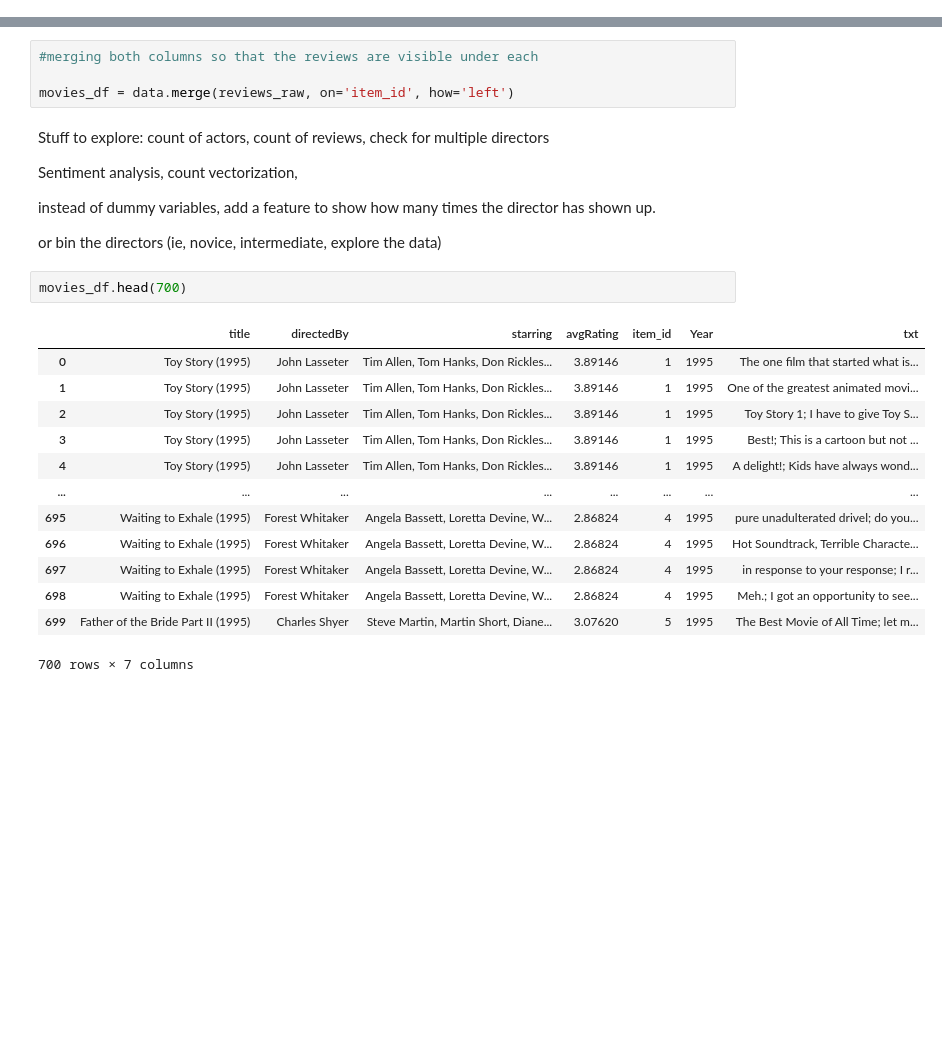
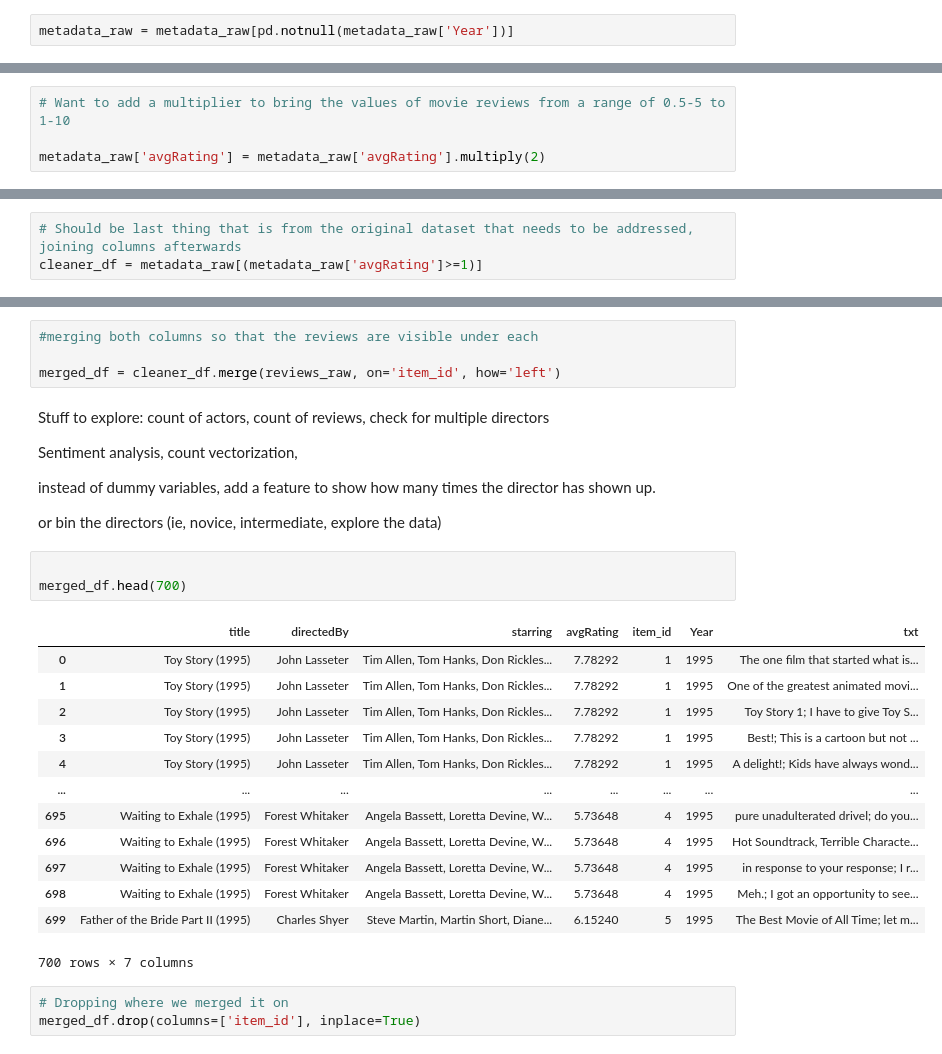
Before and after one commit to MichaelRong97/NLP-for-Improved-Movie-Rating-Predictions, a Jupyter notebook: Capstone Work File.ipynb, the cells around one changed output, grey strips where cells are left out. Drawn from its saved outputs; the diff is of its cells as text; blank space fills up the shorter version.

```diff
--- a/Capstone Work File.ipynb
+++ b/Capstone Work File.ipynb
@@ -179,0 +177,2 @@ TypeError: float() argument must be a string or a number, not 'NAType'
+# %%
+metadata_raw = metadata_raw[pd.notnull(metadata_raw['Year'])]
@@ -179,0 +219,4 @@ TypeError: float() argument must be a string or a number, not 'NAType'
+# %%
+# Want to add a multiplier to bring the values of movie reviews from a range of 0.5-5 to 1-10
+
+metadata_raw['avgRating'] = metadata_raw['avgRating'].multiply(2)
@@ -179,0 +247,3 @@ TypeError: float() argument must be a string or a number, not 'NAType'
+# %%
+# Should be last thing that is from the original dataset that needs to be addressed, joining columns afterwards
+cleaner_df = metadata_raw[(metadata_raw['avgRating']>=1)]
@@ -206,7 +315,7 @@ dtype: float64
 # %%
 #merging both columns so that the reviews are visible under each
 
-movies_df = data.merge(reviews_raw, on='item_id', how='left')
+merged_df = cleaner_df.merge(reviews_raw, on='item_id', how='left')
 # %% [markdown]
 Stuff to explore:
 count of actors, count of reviews, check for multiple directors
@@ -217,18 +326,22 @@ instead of dummy variables, add a feature to show how many times the director ha
 
 or bin the directors (ie, novice, intermediate, explore the data)
 # %%
-movies_df.head(700)
+
+merged_df.head(700)
 # %% [output]
 |  | title | directedBy | starring | avgRating | item_id | Year | txt |
-| 0 | Toy Story (1995) | John Lasseter | Tim Allen, Tom Hanks, Don Rickles... | 3.89146 | 1 | 1995 | The one film that started what is... |
-| 1 | Toy Story (1995) | John Lasseter | Tim Allen, Tom Hanks, Don Rickles... | 3.89146 | 1 | 1995 | One of the greatest animated movi... |
-| 2 | Toy Story (1995) | John Lasseter | Tim Allen, Tom Hanks, Don Rickles... | 3.89146 | 1 | 1995 | Toy Story 1; I have to give Toy S... |
-| 3 | Toy Story (1995) | John Lasseter | Tim Allen, Tom Hanks, Don Rickles... | 3.89146 | 1 | 1995 | Best!; This is a cartoon but not ... |
-| 4 | Toy Story (1995) | John Lasseter | Tim Allen, Tom Hanks, Don Rickles... | 3.89146 | 1 | 1995 | A delight!; Kids have always wond... |
+| 0 | Toy Story (1995) | John Lasseter | Tim Allen, Tom Hanks, Don Rickles... | 7.78292 | 1 | 1995 | The one film that started what is... |
+| 1 | Toy Story (1995) | John Lasseter | Tim Allen, Tom Hanks, Don Rickles... | 7.78292 | 1 | 1995 | One of the greatest animated movi... |
+| 2 | Toy Story (1995) | John Lasseter | Tim Allen, Tom Hanks, Don Rickles... | 7.78292 | 1 | 1995 | Toy Story 1; I have to give Toy S... |
+| 3 | Toy Story (1995) | John Lasseter | Tim Allen, Tom Hanks, Don Rickles... | 7.78292 | 1 | 1995 | Best!; This is a cartoon but not ... |
+| 4 | Toy Story (1995) | John Lasseter | Tim Allen, Tom Hanks, Don Rickles... | 7.78292 | 1 | 1995 | A delight!; Kids have always wond... |
 | ... | ... | ... | ... | ... | ... | ... | ... |
-| 695 | Waiting to Exhale (1995) | Forest Whitaker | Angela Bassett, Loretta Devine, W... | 2.86824 | 4 | 1995 | pure unadulterated drivel; do you... |
-| 696 | Waiting to Exhale (1995) | Forest Whitaker | Angela Bassett, Loretta Devine, W... | 2.86824 | 4 | 1995 | Hot Soundtrack, Terrible Characte... |
-| 697 | Waiting to Exhale (1995) | Forest Whitaker | Angela Bassett, Loretta Devine, W... | 2.86824 | 4 | 1995 | in response to your response; I r... |
-| 698 | Waiting to Exhale (1995) | Forest Whitaker | Angela Bassett, Loretta Devine, W... | 2.86824 | 4 | 1995 | Meh.; I got an opportunity to see... |
-| 699 | Father of the Bride Part II (1995) | Charles Shyer | Steve Martin, Martin Short, Diane... | 3.07620 | 5 | 1995 | The Best Movie of All Time; let m... |
+| 695 | Waiting to Exhale (1995) | Forest Whitaker | Angela Bassett, Loretta Devine, W... | 5.73648 | 4 | 1995 | pure unadulterated drivel; do you... |
+| 696 | Waiting to Exhale (1995) | Forest Whitaker | Angela Bassett, Loretta Devine, W... | 5.73648 | 4 | 1995 | Hot Soundtrack, Terrible Characte... |
+| 697 | Waiting to Exhale (1995) | Forest Whitaker | Angela Bassett, Loretta Devine, W... | 5.73648 | 4 | 1995 | in response to your response; I r... |
+| 698 | Waiting to Exhale (1995) | Forest Whitaker | Angela Bassett, Loretta Devine, W... | 5.73648 | 4 | 1995 | Meh.; I got an opportunity to see... |
+| 699 | Father of the Bride Part II (1995) | Charles Shyer | Steve Martin, Martin Short, Diane... | 6.15240 | 5 | 1995 | The Best Movie of All Time; let m... |
 700 rows × 7 columns
+# %%
+# Dropping where we merged it on
+merged_df.drop(columns=['item_id'], inplace=True)
```
Also changed, not shown: parts of 22 cells of this notebook.
